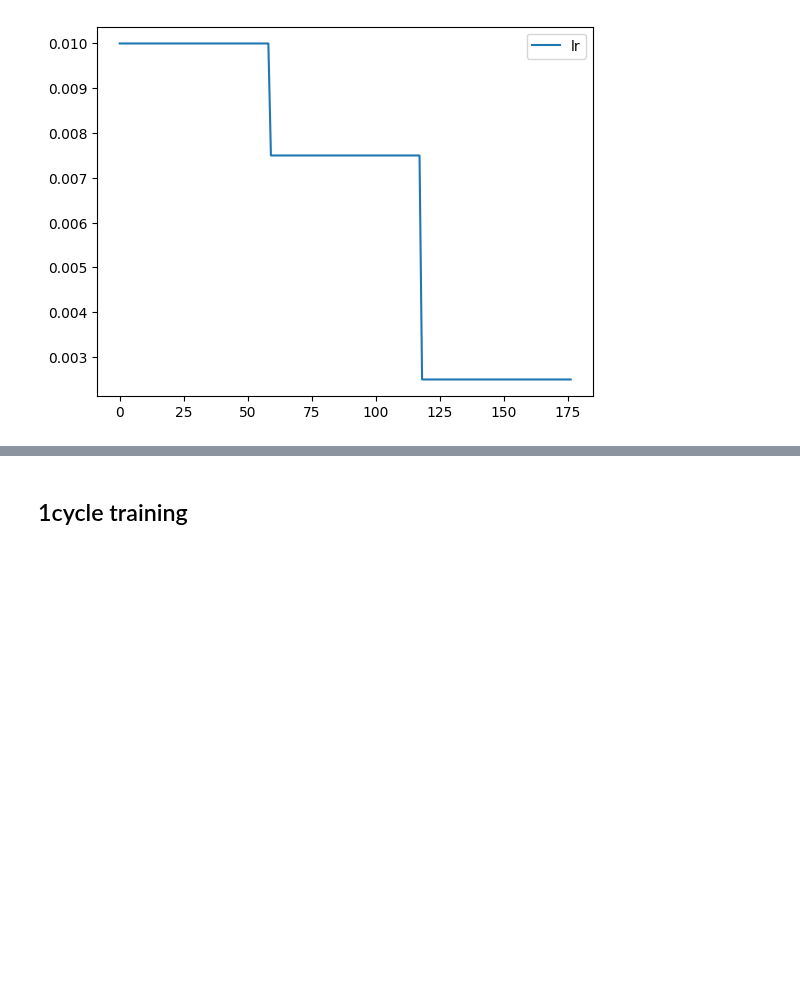
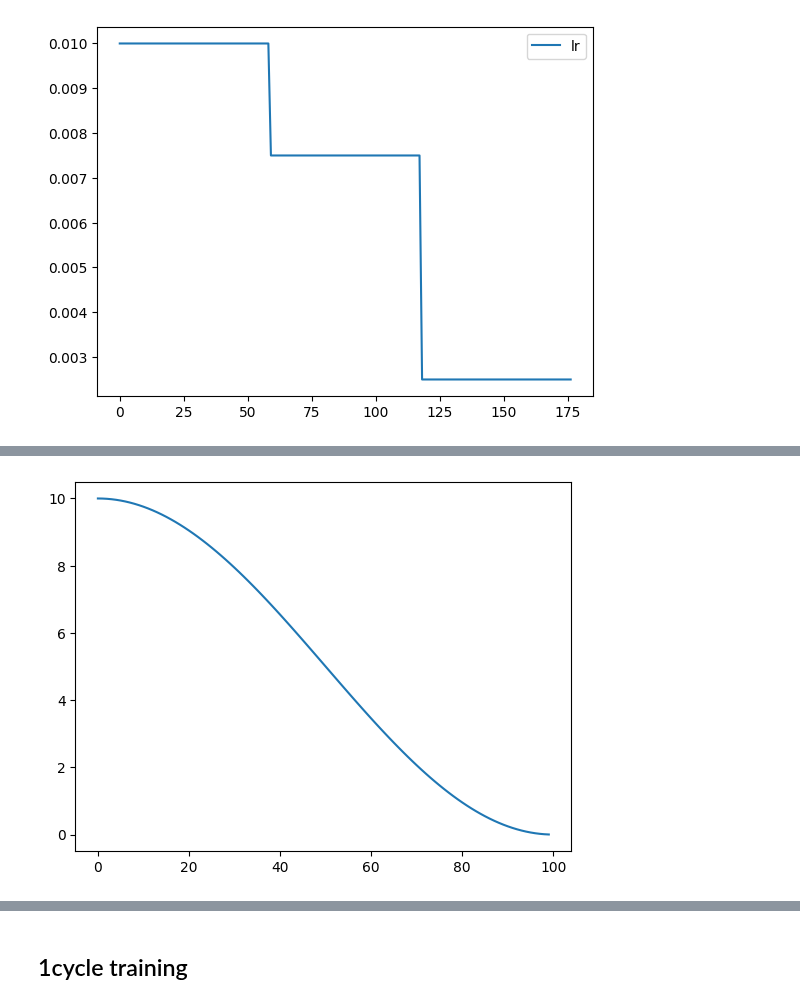
Before and after one commit to daniilgaltsev/fastai_course, a Jupyter notebook: nbs/12_accel_sgd.ipynb, the cells around one changed output, grey strips where cells are left out. Cells and saved outputs as stored; diff of their text form; code cells hidden in the pictures; blank space fills up the shorter version.

```diff
--- a/nbs/12_accel_sgd.ipynb
+++ b/nbs/12_accel_sgd.ipynb
@@ -426,0 +492,6 @@ record.plot()
+# %%
+lr = 10
+tmax = 100
+plt.plot([lr * (1 + math.cos(x / tmax * math.pi)) / 2 for x in range(tmax)]);
+# %% [output]
+[figure, added]
```
Also changed, not shown: parts of 10 cells of this notebook, 1 other file.
